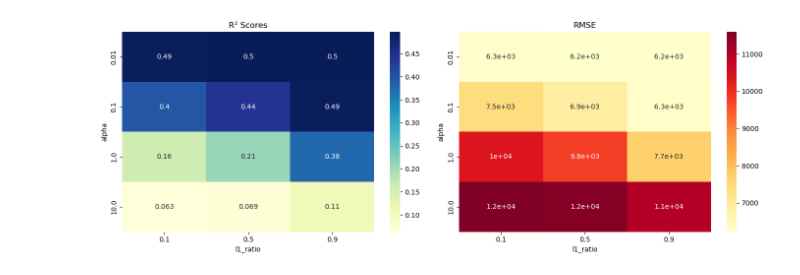
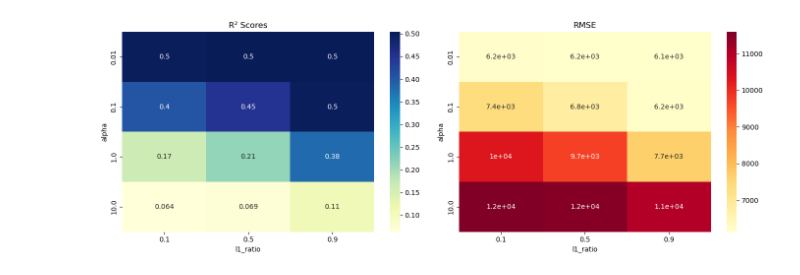
Before and after one commit to nnguyen2255/BINF-5507-Materials, a Jupyter notebook: Assignment2/Scripts/main2.ipynb, the cells around one changed output. Drawn from its saved outputs; the diff is of its cells as text; code cells hidden in the pictures.

Commit message:
fix part 1 code , drop column with high missing values

```diff
--- a/Assignment2/Scripts/main2.ipynb
+++ b/Assignment2/Scripts/main2.ipynb
@@ -22,6 +22,11 @@ data = pd.read_csv('../Data/heart_disease_uci.csv')
 
 #impute missing values if necessary (for cholesterol)
 data_copy = data.copy()
+
+#Drop columns that have high missing values (>35% missing values)
+data_copy = data_copy.drop(columns=['slope','ca','thal'], errors='ignore')
+
+# Identify numerical and categorical columns
 numerical_col_name = data_copy.select_dtypes(include=['number']).columns
 categorical_col_name = data_copy.select_dtypes(include=['object']).columns
 
@@ -44,7 +49,7 @@ encoded_df = pd.DataFrame(encoded_categorical, columns=encoder.get_feature_names
 # Concatenate the encoded categorical DataFrame with the original DataFrame (excluding original categorical columns)
 data_copy = pd.concat([data_copy[numerical_col_name], encoded_df], axis=1)
 
-# Fill any remaining NaN values (if any) after encoding
+# # Fill any remaining NaN values (if any) after encoding
 data_copy = data_copy.fillna(data_copy.mean(numeric_only=True))  # for numeric
 data_copy = data_copy.fillna(0)  # fallback for any non-numeric leftovers
 
@@ -76,31 +81,31 @@ for alpha in alphas:
     rmse_row = []
     for l1 in l1_ratios:
         model = ElasticNet(alpha=alpha, l1_ratio=l1, random_state=42)
         model.fit(x_train, y_train)
         y_pred = model.predict(x_test)
         r2_row.append(r2_score(y_test, y_pred))
         rmse_row.append(mean_squared_error(y_test, y_pred))  # RMSE
     r2_scores.append(r2_row)
     rmse_scores.append(rmse_row)
 
 # Plot heatmaps
 fig, axes = plt.subplots(1, 2, figsize=(14, 5))
 
 sns.heatmap(r2_scores, annot=True, xticklabels=l1_ratios, yticklabels=alphas, ax=axes[0], cmap='YlGnBu')
 axes[0].set_title('R² Scores')
 axes[0].set_xlabel('l1_ratio')
 axes[0].set_ylabel('alpha')
 
 sns.heatmap(rmse_scores, annot=True, xticklabels=l1_ratios, yticklabels=alphas, ax=axes[1], cmap='YlOrRd')
 axes[1].set_title('RMSE')
 axes[1].set_xlabel('l1_ratio')
 axes[1].set_ylabel('alpha')
 
 plt.tight_layout()
 plt.show()
 
 
 #____________________
 #CLASSIFICATION MODEL
 # %% [output]
-[figure, old version]
+[figure, new version]
```
Also changed, not shown: 1 other file.
